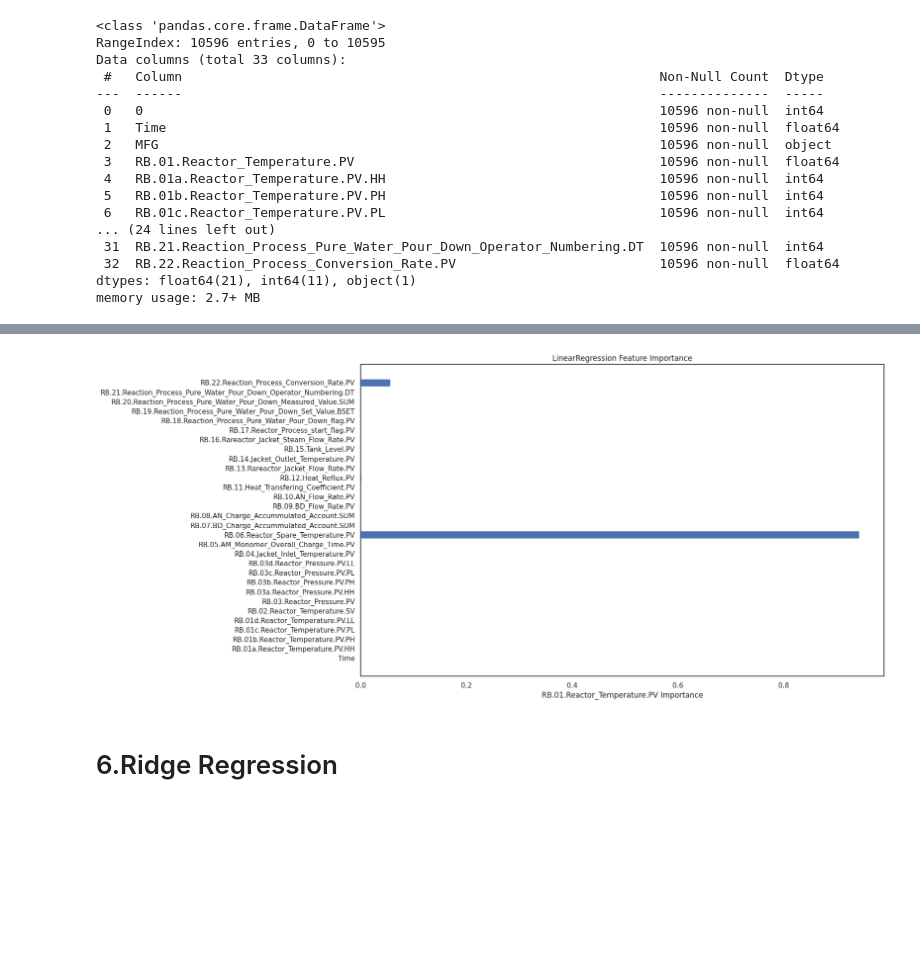
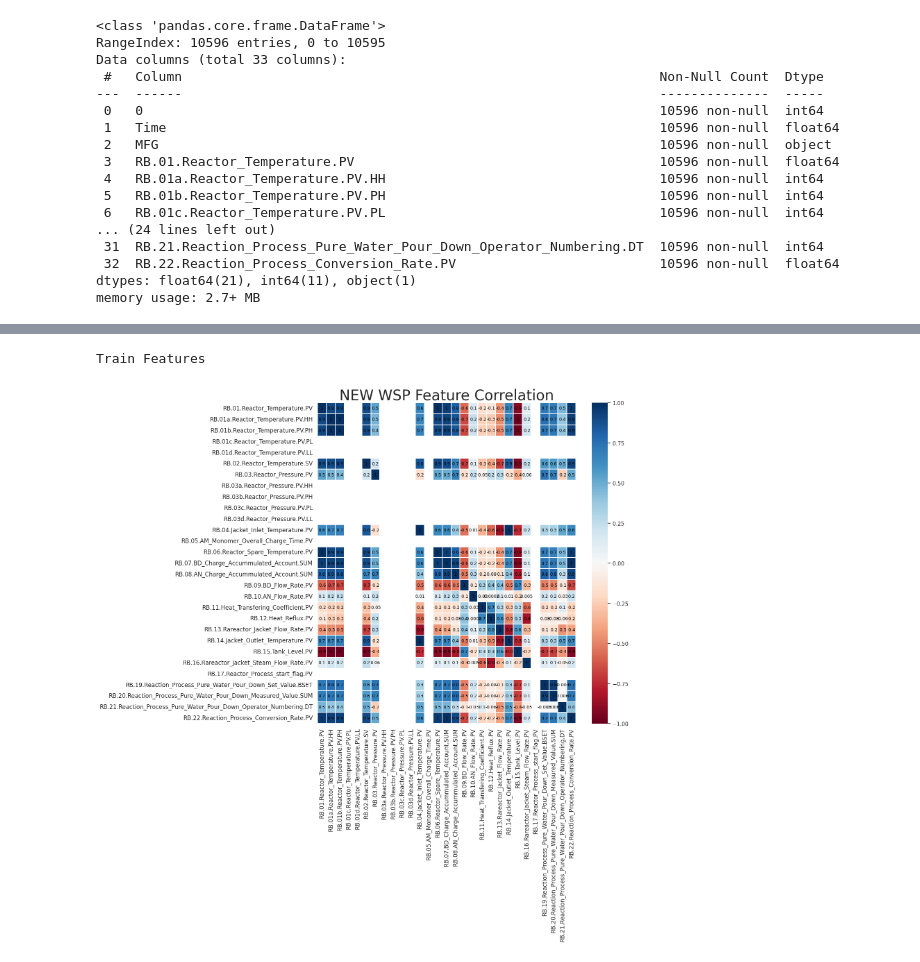
Before and after one commit to jay900411/DataAnalysis, a Jupyter notebook: 化工廠反應器溫度真實問題實作.ipynb, the cells around one changed output, grey strips where cells are left out. Drawn from its saved outputs; the diff is of its cells as text; code cells hidden in the pictures; blank space fills up the shorter version.

```diff
--- a/化工廠反應器溫度真實問題實作.ipynb
+++ b/化工廠反應器溫度真實問題實作.ipynb
@@ -52,3 +68,12 @@ df = df.drop(['MFG'], axis = 1)
+# %%
+df = data.drop(['0', 'MFG'], axis = 1)
+df['Elapsed_Seconds'] = df['Time'] - df['Time'].min()
+df = df.drop('Time', axis=1)
+
+df = df.drop('RB.18.Reaction_Process_Pure_Water_Pour_Down_flag.PV', axis=1)
+# 將 RB.10 和 RB.20 的 NaN 填補為 0 (假設 NaN = 0 流率/測量值)
+df['RB.10.AN_Flow_Rate.PV'] = df['RB.10.AN_Flow_Rate.PV'].fillna(0)
+df['RB.20.Reaction_Process_Pure_Water_Pour_Down_Measured_Value.SUM'] = df['RB.20.Reaction_Process_Pure_Water_Pour_Down_Measured_Value.SUM'].fillna(0)
 # %%
 df.info()
 # %% [output]
@@ -129,2 +99,0 @@ dtype: int64
-# %%
-df = df.fillna(0)
@@ -377,13 +99,0 @@ __________________________________
-# %%
-# 假設特徵名稱為 features，這是一個包含特徵名稱的列表
-features = X.columns
-plt.figure(figsize=(15, 9))
-plt.barh(features, importance)  # 使用水平條形圖
-plt.xlabel('RB.01.Reactor_Temperature.PV Importance')
-plt.title('LinearRegression Feature Importance')
-
-plt.show()
-# %% [output]
-[figure, removed]
-# %% [markdown]
-# 6.Ridge Regression
@@ -411,0 +100,22 @@ results_df = results_df.append(results_df_2, ignore_index=True)
+# %%
+#data = pd.read_csv('20211006.csv', sep=',', encoding='utf-8') #小測試
+
+def FeatureCorreate(data,dropData):#顏色越深（黑），相關係數越小，顏色越淺（白），相關係數越大def FeatureCorreate(datasets,dropData):2020 10 22
+    sns.set(context="paper", font="monospace")
+    sns.set(style="white")
+    f, ax = plt.subplots(figsize=(12,12)) #10 10
+    train_corr = data.drop(dropData,axis=1).corr() #datasets.drop(dropData,axis=1).corr()    20201022
+
+    cmap = sns.cubehelix_palette(start = 1, rot = 100, gamma=0.4, as_cmap = True)
+    #ax = sns.heatmap(train_corr,cmap = 'RdBu',ax=ax,vmin=-1, vmax=1,annot=True,fmt ='0.1g',linewidths=.1, linecolor= 'white', mask=(train_corr<0.2),annot_kws={'size':9,'weight':'normal', 'color':'black'}) #藍底示字
+    ax = sns.heatmap(train_corr,cmap = 'RdBu',ax=ax,vmin=-1, vmax=1,annot=True,fmt ='0.1g',linewidths=.1, linecolor= 'white',annot_kws={'size':9,'weight':'normal', 'color':'black'}) #藍底示字
+    ax.set_xticklabels(train_corr.index, size=12)
+    ax.set_yticklabels(train_corr.index, size=12) #train_corr.columns[::-1], size=15  20201606就是字體大小啦
+
+    ax.set_title('NEW WSP Feature Correlation', fontsize=30)#30
+
+print("Train Features")
+FeatureCorreate(df,'Elapsed_Seconds')
+# %% [output]
+Train Features
+[figure, added]
```
Also changed, not shown: parts of 40 cells of this notebook.
